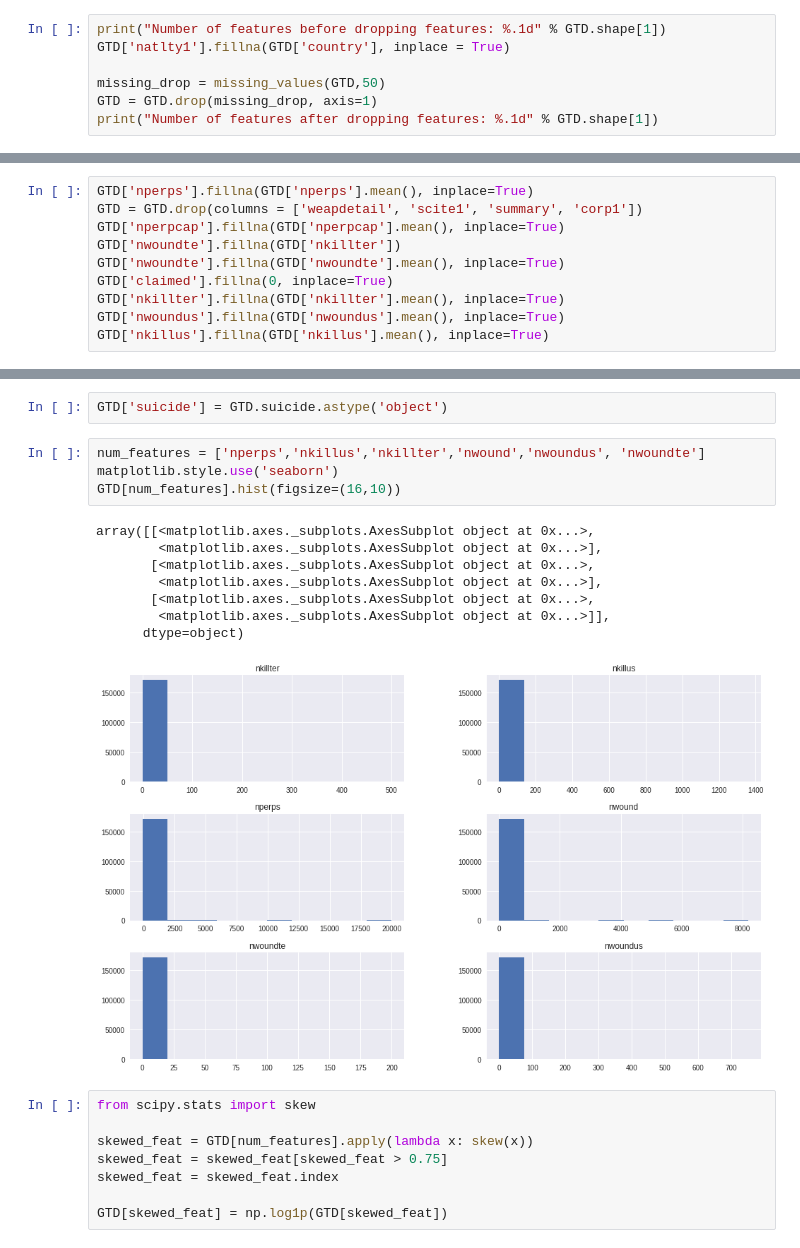
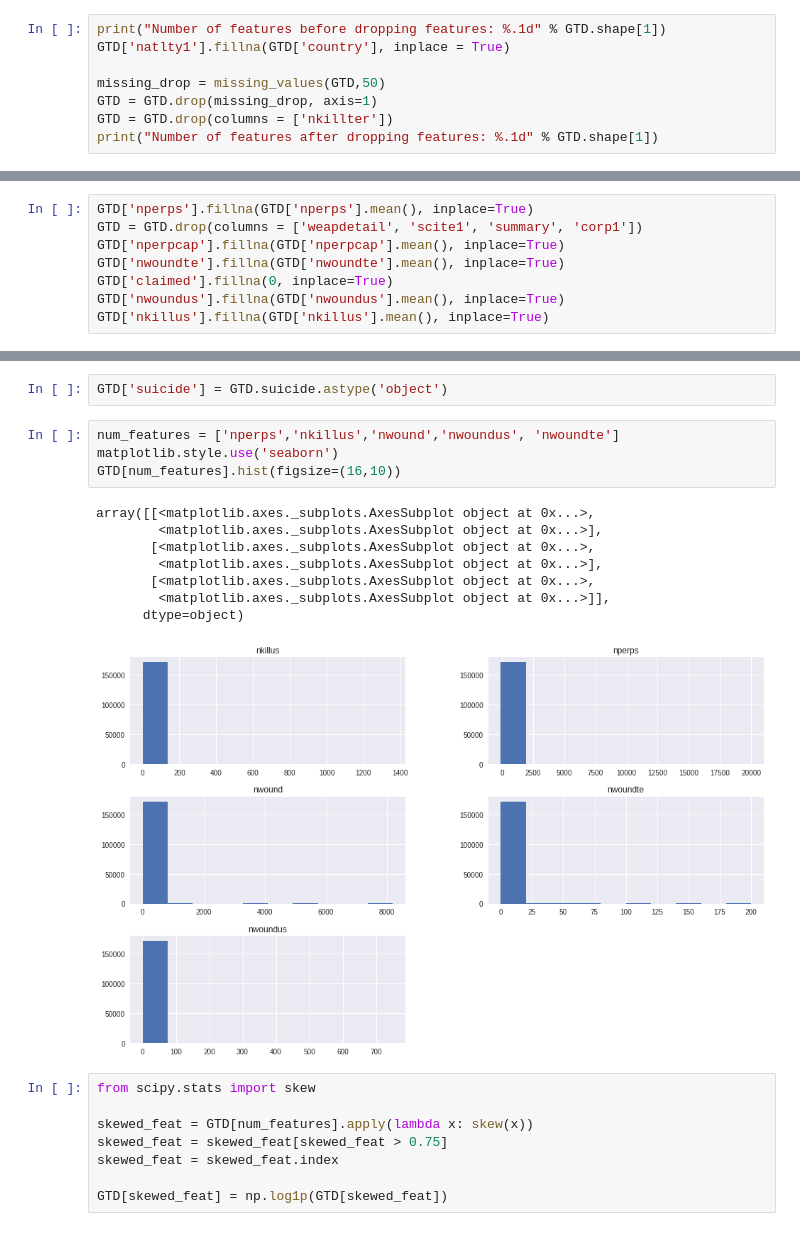
Before and after one commit to fredericoguerra/ML-Udacity-CapstoneProject, a Jupyter notebook: GlobalTerrorismAttack.ipynb, the cells around one changed output, grey strips where cells are left out. Saved outputs shown, nothing was run; the diff lists cells and outputs as text.

```diff
--- a/GlobalTerrorismAttack.ipynb
+++ b/GlobalTerrorismAttack.ipynb
@@ -154,6 +154,7 @@ GTD['natlty1'].fillna(GTD['country'], inplace = True)
 
 missing_drop = missing_values(GTD,50)
 GTD = GTD.drop(missing_drop, axis=1)
+GTD = GTD.drop(columns = ['nkillter'])
 print("Number of features after dropping features: %.1d" % GTD.shape[1])
 # %% [output]
 Number of features before dropping features: 135
@@ -166,10 +167,8 @@ for col in mode_fill:
 GTD['nperps'].fillna(GTD['nperps'].mean(), inplace=True)
 GTD = GTD.drop(columns = ['weapdetail', 'scite1', 'summary', 'corp1'])
 GTD['nperpcap'].fillna(GTD['nperpcap'].mean(), inplace=True)
-GTD['nwoundte'].fillna(GTD['nkillter'])
 GTD['nwoundte'].fillna(GTD['nwoundte'].mean(), inplace=True)
 GTD['claimed'].fillna(0, inplace=True)
-GTD['nkillter'].fillna(GTD['nkillter'].mean(), inplace=True)
 GTD['nwoundus'].fillna(GTD['nwoundus'].mean(), inplace=True)
 GTD['nkillus'].fillna(GTD['nkillus'].mean(), inplace=True)
 # %%
@@ -188,18 +187,18 @@ Missing values successfully treated!!!
 # %%
 GTD['suicide'] = GTD.suicide.astype('object')
 # %%
-num_features = ['nperps','nkillus','nkillter','nwound','nwoundus', 'nwoundte']
+num_features = ['nperps','nkillus','nwound','nwoundus', 'nwoundte']
 matplotlib.style.use('seaborn')
 GTD[num_features].hist(figsize=(16,10))
 # %% [output]
 array([[<matplotlib.axes._subplots.AxesSubplot object at 0x...>,
         <matplotlib.axes._subplots.AxesSubplot object at 0x...>],
        [<matplotlib.axes._subplots.AxesSubplot object at 0x...>,
         <matplotlib.axes._subplots.AxesSubplot object at 0x...>],
        [<matplotlib.axes._subplots.AxesSubplot object at 0x...>,
         <matplotlib.axes._subplots.AxesSubplot object at 0x...>]],
       dtype=object)
-[figure, old version]
+[figure, new version]
 # %%
 from scipy.stats import skew
 
```
Also changed, not shown: parts of 25 cells of this notebook.
